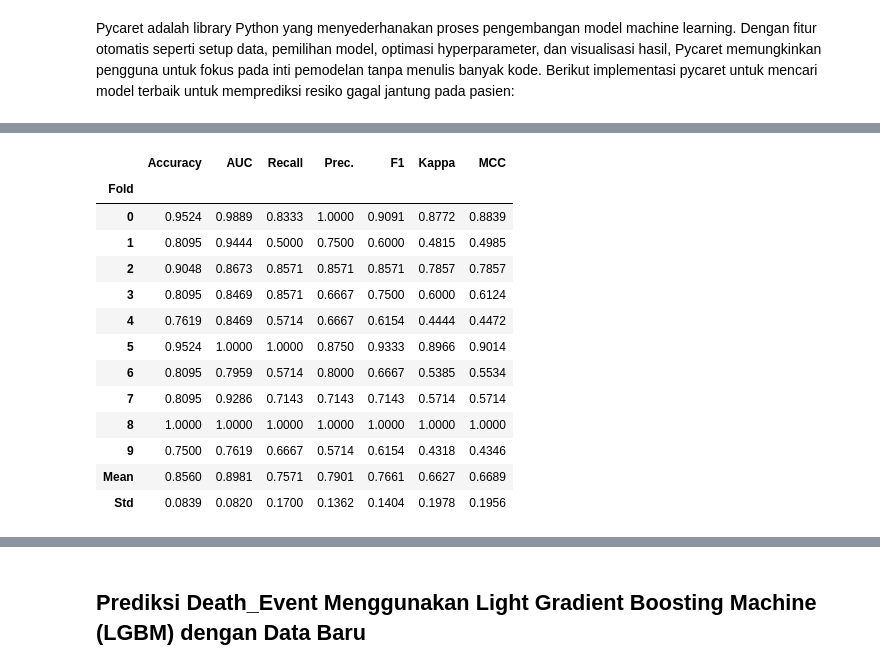
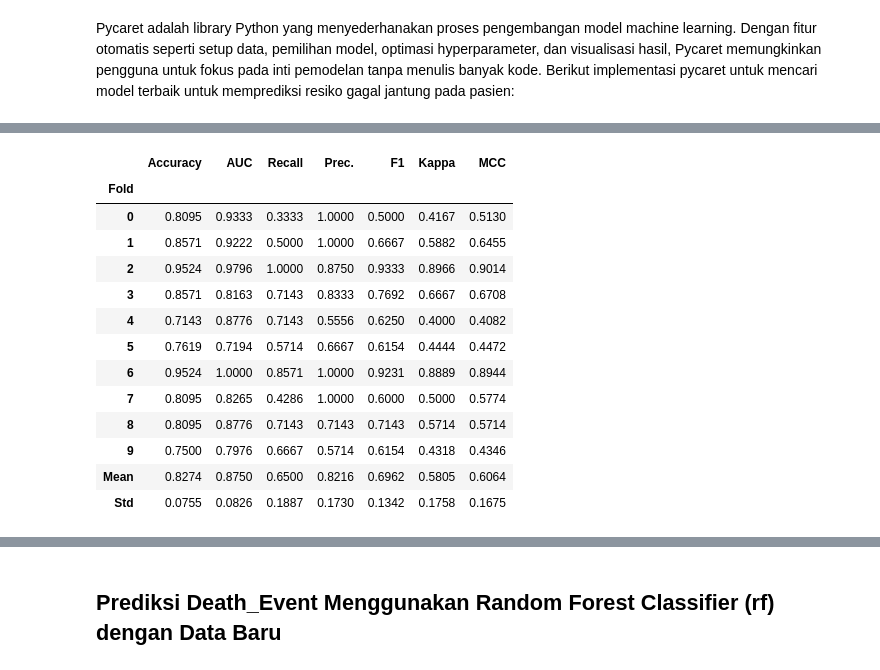
Before and after one commit to whintaaa/prosaindata, a Jupyter notebook: _sources/210411100047_PSD_prediksi pycaret.ipynb, the cells around one changed output, grey strips where cells are left out. Cells and saved outputs as stored; diff of their text form; code cells hidden in the pictures.

```diff
--- a/_sources/210411100047_PSD_prediksi pycaret.ipynb
+++ b/_sources/210411100047_PSD_prediksi pycaret.ipynb
@@ -151,32 +408,30 @@ Karena efisiensinya dalam menangani dataset besar dan kemampuannya untuk bekerja
 # %%
-import pickle
-
-best_model = create_model('lightgbm')
+best_model = create_model('rf')
 
 # Simpan model terbaik ke dalam file pickle
 model_filename = 'best_model.pkl'
 with open(model_filename, 'wb') as file:
     pickle.dump(best_model, file)
 
 # Load model dari file pickle
 with open(model_filename, 'rb') as file:
     loaded_model = pickle.load(file)
 # %% [output]
 [interactive output not drawn]
 |  | Accuracy | AUC | Recall | Prec. | F1 | Kappa | MCC |
 | Fold |  |  |  |  |  |  |  |
-| 0 | 0.9524 | 0.9889 | 0.8333 | 1.0000 | 0.9091 | 0.8772 | 0.8839 |
-| 1 | 0.8095 | 0.9444 | 0.5000 | 0.7500 | 0.6000 | 0.4815 | 0.4985 |
-| 2 | 0.9048 | 0.8673 | 0.8571 | 0.8571 | 0.8571 | 0.7857 | 0.7857 |
-| 3 | 0.8095 | 0.8469 | 0.8571 | 0.6667 | 0.7500 | 0.6000 | 0.6124 |
-| 4 | 0.7619 | 0.8469 | 0.5714 | 0.6667 | 0.6154 | 0.4444 | 0.4472 |
-| 5 | 0.9524 | 1.0000 | 1.0000 | 0.8750 | 0.9333 | 0.8966 | 0.9014 |
-| 6 | 0.8095 | 0.7959 | 0.5714 | 0.8000 | 0.6667 | 0.5385 | 0.5534 |
-| 7 | 0.8095 | 0.9286 | 0.7143 | 0.7143 | 0.7143 | 0.5714 | 0.5714 |
-| 8 | 1.0000 | 1.0000 | 1.0000 | 1.0000 | 1.0000 | 1.0000 | 1.0000 |
-| 9 | 0.7500 | 0.7619 | 0.6667 | 0.5714 | 0.6154 | 0.4318 | 0.4346 |
-| Mean | 0.8560 | 0.8981 | 0.7571 | 0.7901 | 0.7661 | 0.6627 | 0.6689 |
-| Std | 0.0839 | 0.0820 | 0.1700 | 0.1362 | 0.1404 | 0.1978 | 0.1956 |
+| 0 | 0.8095 | 0.9333 | 0.3333 | 1.0000 | 0.5000 | 0.4167 | 0.5130 |
+| 1 | 0.8571 | 0.9222 | 0.5000 | 1.0000 | 0.6667 | 0.5882 | 0.6455 |
+| 2 | 0.9524 | 0.9796 | 1.0000 | 0.8750 | 0.9333 | 0.8966 | 0.9014 |
+| 3 | 0.8571 | 0.8163 | 0.7143 | 0.8333 | 0.7692 | 0.6667 | 0.6708 |
+| 4 | 0.7143 | 0.8776 | 0.7143 | 0.5556 | 0.6250 | 0.4000 | 0.4082 |
+| 5 | 0.7619 | 0.7194 | 0.5714 | 0.6667 | 0.6154 | 0.4444 | 0.4472 |
+| 6 | 0.9524 | 1.0000 | 0.8571 | 1.0000 | 0.9231 | 0.8889 | 0.8944 |
+| 7 | 0.8095 | 0.8265 | 0.4286 | 1.0000 | 0.6000 | 0.5000 | 0.5774 |
+| 8 | 0.8095 | 0.8776 | 0.7143 | 0.7143 | 0.7143 | 0.5714 | 0.5714 |
+| 9 | 0.7500 | 0.7976 | 0.6667 | 0.5714 | 0.6154 | 0.4318 | 0.4346 |
+| Mean | 0.8274 | 0.8750 | 0.6500 | 0.8216 | 0.6962 | 0.5805 | 0.6064 |
+| Std | 0.0755 | 0.0826 | 0.1887 | 0.1730 | 0.1342 | 0.1758 | 0.1675 |
 [interactive output not drawn]
 # %% [markdown]
-## Prediksi Death_Event Menggunakan Light Gradient Boosting Machine (LGBM) dengan Data Baru
+## Prediksi Death_Event Menggunakan Random Forest Classifier (rf) dengan Data Baru
```
Also changed, not shown: parts of 28 cells of this notebook, 14 other files.
